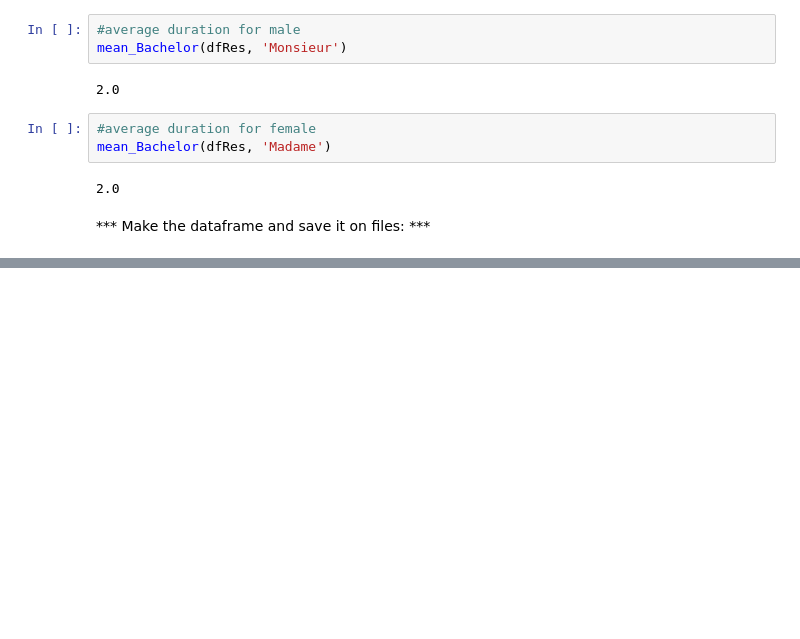
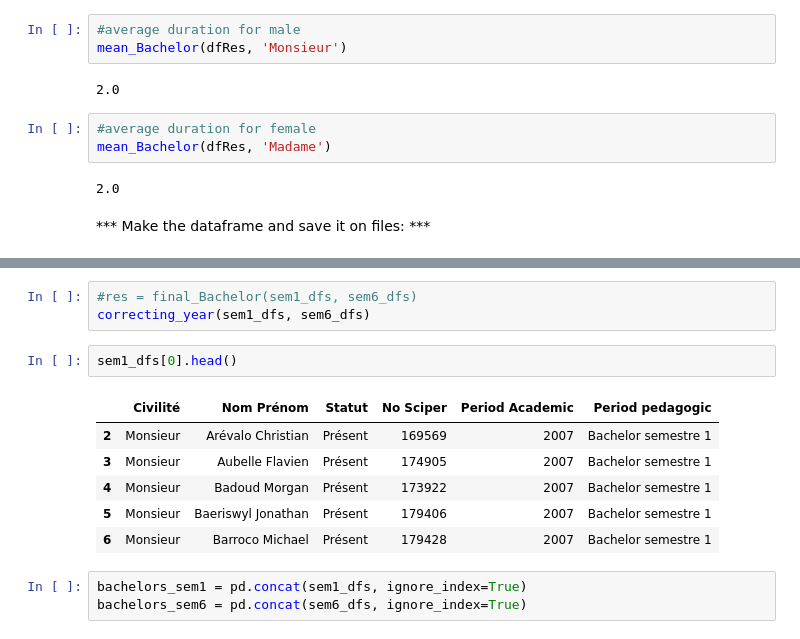
Before and after one commit to daniel-guggenheim/ada-homeworks, a Jupyter notebook: 02 - Data from the Web/homework2.ipynb, the cells around one changed output, grey strips where cells are left out. Saved outputs shown, nothing was run; the diff lists cells and outputs as text; blank space fills up the shorter version.

```diff
--- a/02 - Data from the Web/homework2.ipynb
+++ b/02 - Data from the Web/homework2.ipynb
@@ -251,0 +252,15 @@ ValueError: No tables found matching pattern '.+'
+# %%
+#res = final_Bachelor(sem1_dfs, sem6_dfs)
+correcting_year(sem1_dfs, sem6_dfs)
+# %%
+sem1_dfs[0].head()
+# %% [output]
+|  | Civilité | Nom Prénom | Statut | No Sciper | Period Academic | Period pedagogic |
+| 2 | Monsieur | Arévalo Christian | Présent | 169569 | 2007 | Bachelor semestre 1 |
+| 3 | Monsieur | Aubelle Flavien | Présent | 174905 | 2007 | Bachelor semestre 1 |
+| 4 | Monsieur | Badoud Morgan | Présent | 173922 | 2007 | Bachelor semestre 1 |
+| 5 | Monsieur | Baeriswyl Jonathan | Présent | 179406 | 2007 | Bachelor semestre 1 |
+| 6 | Monsieur | Barroco Michael | Présent | 179428 | 2007 | Bachelor semestre 1 |
+# %%
+bachelors_sem1 = pd.concat(sem1_dfs, ignore_index=True)
+bachelors_sem6 = pd.concat(sem6_dfs, ignore_index=True)
```
Also changed, not shown: parts of 10 cells of this notebook.
